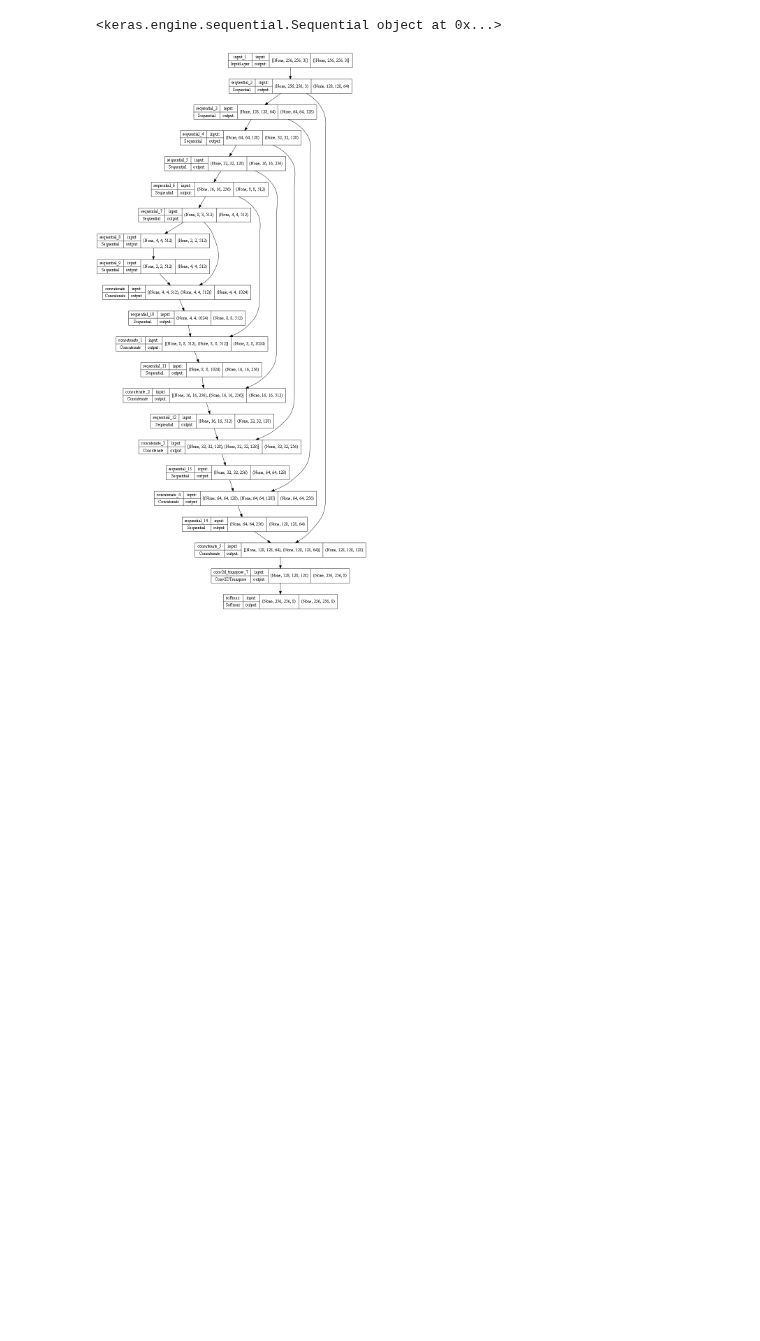
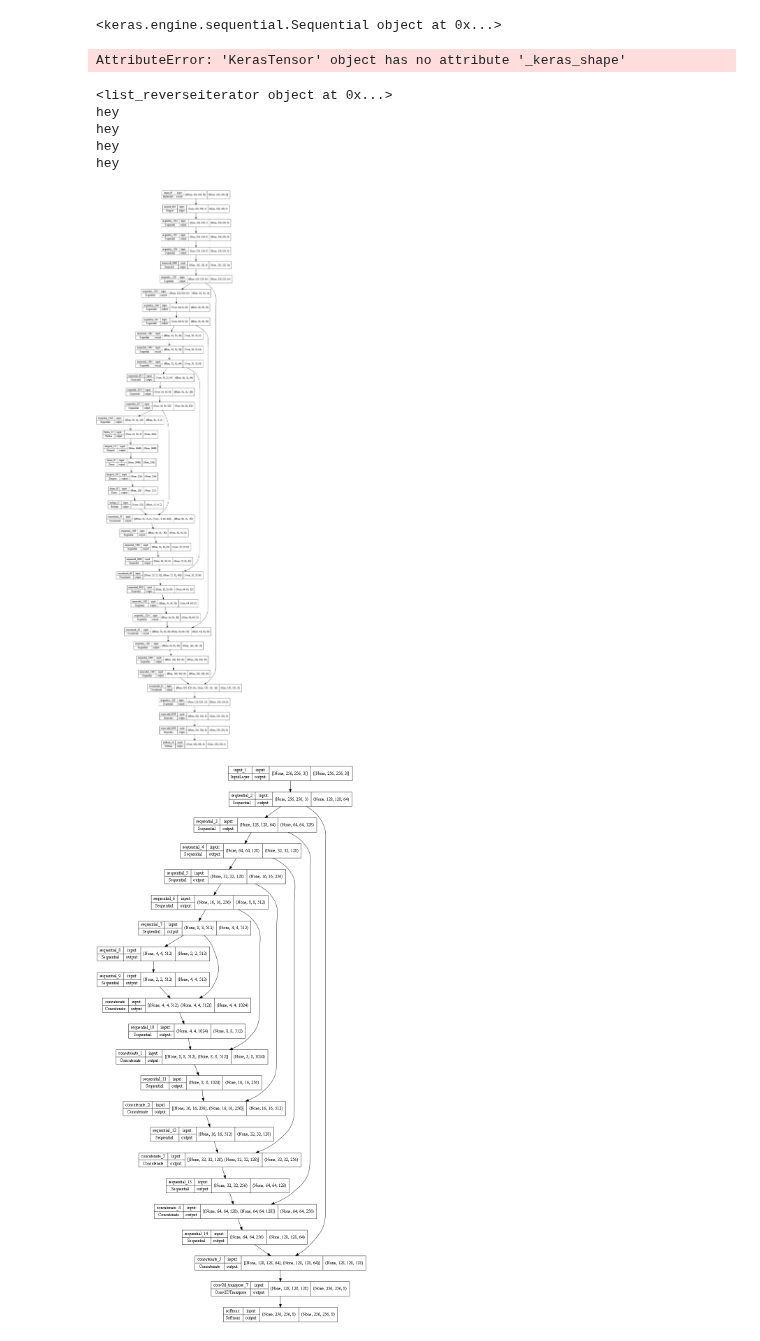
Before and after one commit to MikkelDitlevOlsen1/Deep-Learning, a Jupyter notebook: Model_1.0.ipynb, the cells around one changed output. Saved outputs shown, nothing was run; the diff lists cells and outputs as text; code cells hidden in the pictures; blank space fills up the shorter version.

```diff
--- a/Model_1.0.ipynb
+++ b/Model_1.0.ipynb
@@ -17,12 +17,12 @@ tf.config.run_functions_eagerly(True)
 os.chdir("..")
 # %%
 #encoder
-def downsample(filters, size, apply_batchnorm=True):
+def downsample(filters, size, apply_batchnorm=True,stride=2):
   initializer = tf.random_normal_initializer(0., 0.02)
 
   result = tf.keras.Sequential()
   result.add(
-      tf.keras.layers.Conv2D(filters, size, strides=2, padding='same',
+      tf.keras.layers.Conv2D(filters, size, strides=stride, padding='same',
                              kernel_initializer=initializer, use_bias=False))
 
   if apply_batchnorm:
@@ -111,12 +111,12 @@ example_input, example_target=test_data[0][0],test_data[1][0]
 down_model = downsample(3, 4)
 # %%
 #decoder
-def upsample(filters, size, apply_dropout=False):
+def upsample(filters, size, apply_dropout=False,stride=2):
   initializer = tf.random_normal_initializer(0., 0.02)
 
   result = tf.keras.Sequential()
   result.add(
-    tf.keras.layers.Conv2DTranspose(filters, size, strides=2,
+    tf.keras.layers.Conv2DTranspose(filters, size, strides=stride,
                                     padding='same',
                                     kernel_initializer=initializer,
                                     use_bias=False))
@@ -193,0 +287,14 @@ def Generator():
+# %%
+generator2()
+# %% [output]
+AttributeError: 'KerasTensor' object has no attribute '_keras_shape'
+# %%
+generator1 = Generator1()
+tf.keras.utils.plot_model(generator1, show_shapes=True, dpi=64)
+# %% [output]
+<list_reverseiterator object at 0x...>
+hey
+hey
+hey
+hey
+[figure, added]
```
Also changed, not shown: parts of 8 cells of this notebook.
